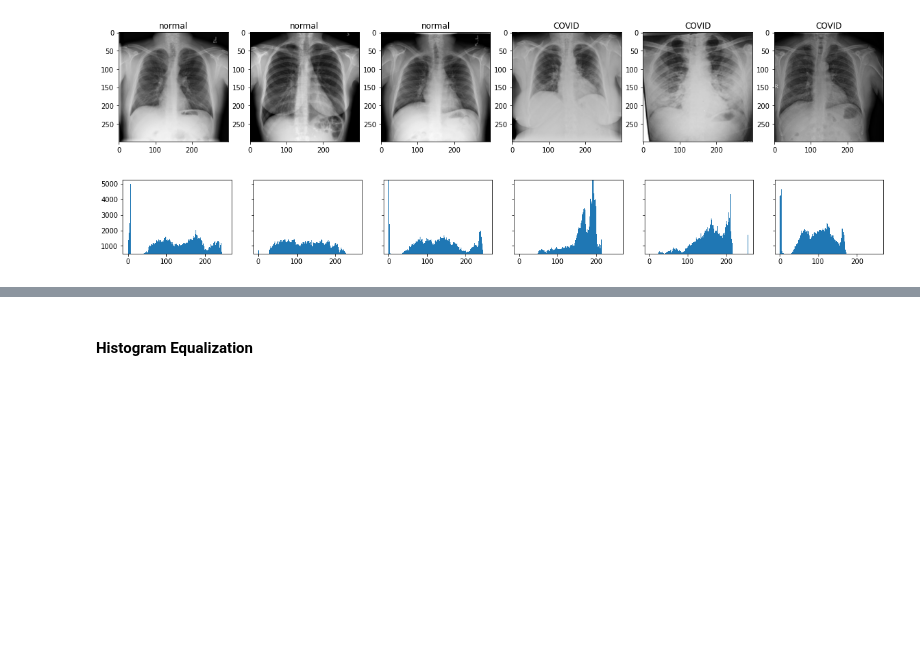
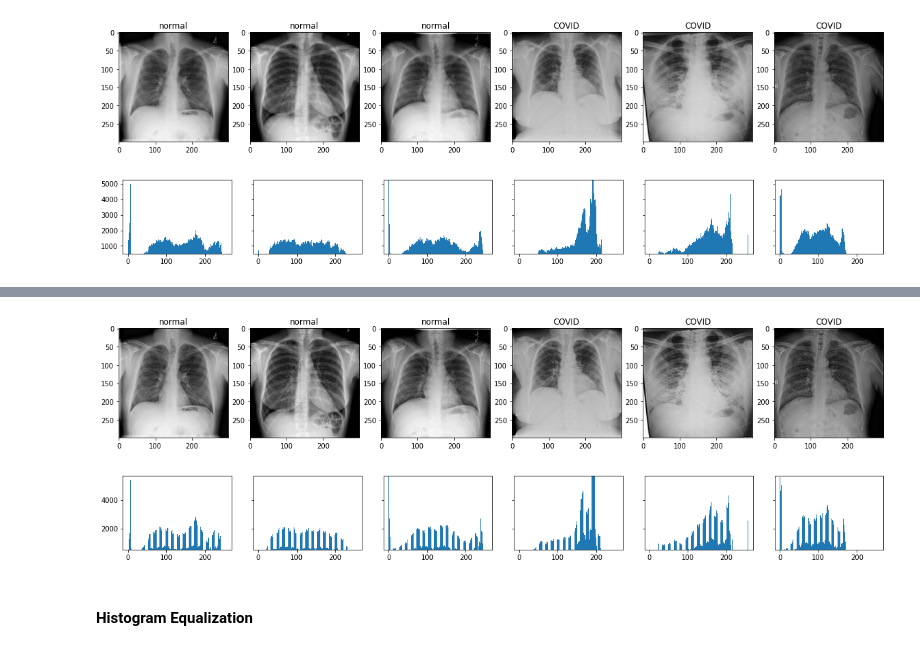
Before and after one commit to karencfisher/COVID19, a Jupyter notebook: notebooks/image_preprocessing.ipynb, the cells around one changed output, grey strips where cells are left out. Drawn from its saved outputs; the diff is of its cells as text; code cells hidden in the pictures; blank space fills up the shorter version.

```diff
--- a/notebooks/image_preprocessing.ipynb
+++ b/notebooks/image_preprocessing.ipynb
@@ -60,24 +60,3 @@ displayImages(images, labels)
 # %% [output]
 [figure]
 [figure]
-# %%
-for i, item in enumerate(classes):
-  images = random.sample(filelists[i], 3)
-  f, axes = plt.subplots(4, 3, sharey=True, figsize=(10, 10))
-  plt.tight_layout()
-
-  for j, image in enumerate(images):
-    img_file = os.path.join(data_path, 'train', item, image)
-    img = cv2.imread(img_file)
-    img = cv2.cvtColor(img, cv2.COLOR_RGB2GRAY)
-    axes[0][j].imshow(img, cmap='gray')
-    axes[0][j].set_title(f'{item} Original')
-
-    axes[1][j].hist(img.ravel(),256,[0,256])
-
-    gaussian_3 = cv2.GaussianBlur(img, (0, 0), 2.0)
-    unsharp_image = cv2.addWeighted(img, 1.5, gaussian_3, -0.5, 0, img)
-    axes[2][j].imshow(unsharp_image, cmap='gray')
-    axes[2][j].set_title(f'{item} Unsharp mask Histogram')
-
-    axes[3][j].hist(unsharp_image.ravel(),256,[0,256])
@@ -87,3 +63,14 @@ for i, item in enumerate(classes):
+# %%
+um_images = []
+for i in range(len(images)):
+  gaussian_3 = cv2.GaussianBlur(images[i], (0, 0), 2.0)
+  unsharp_image = cv2.addWeighted(images[i], 1.5, gaussian_3, -0.5, 0, img)
+  um_images.append(unsharp_image)
+
+displayImages(um_images, labels)
+# %% [output]
+[figure, added]
+[figure, added]
 # %% [markdown]
 #### Histogram Equalization
 # %%
```
Also changed, not shown: parts of 2 cells of this notebook.
